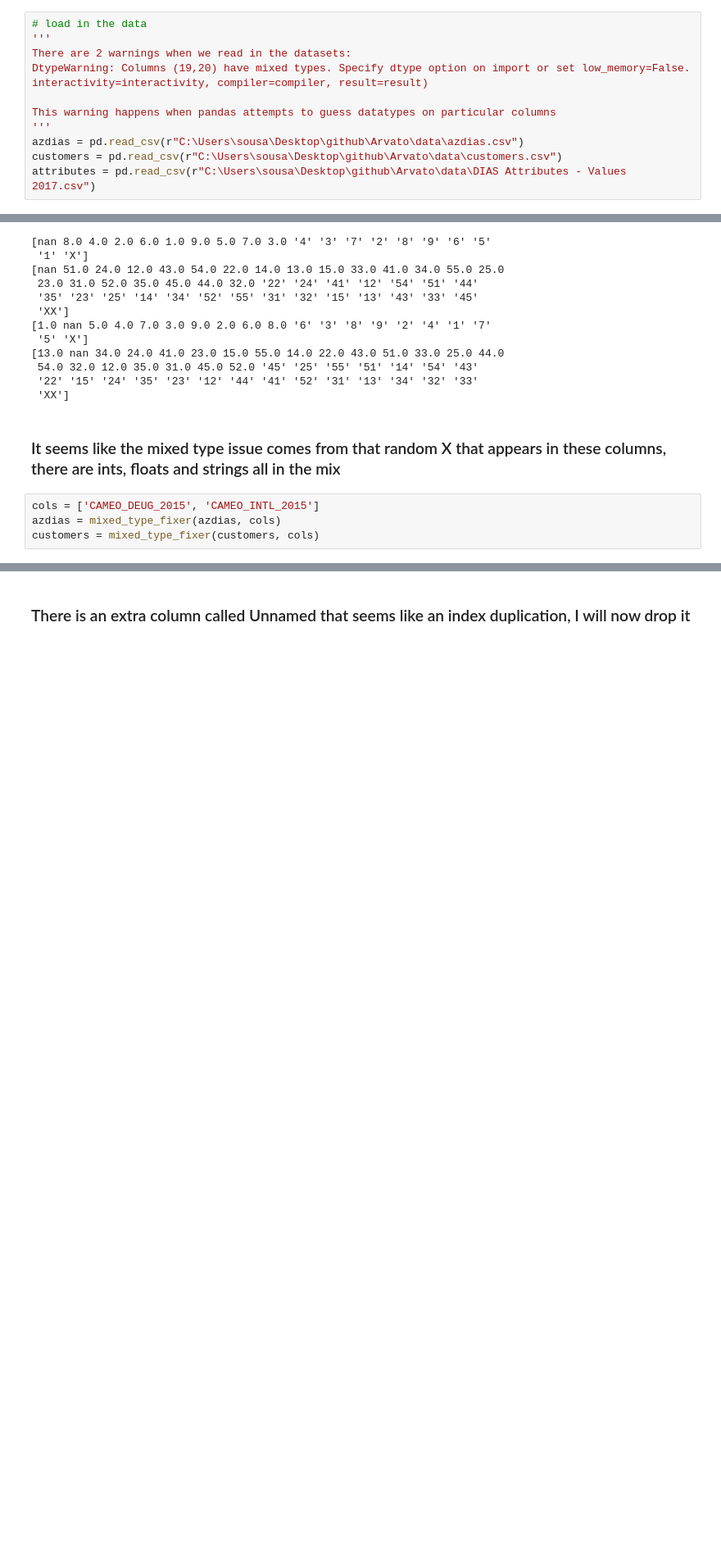
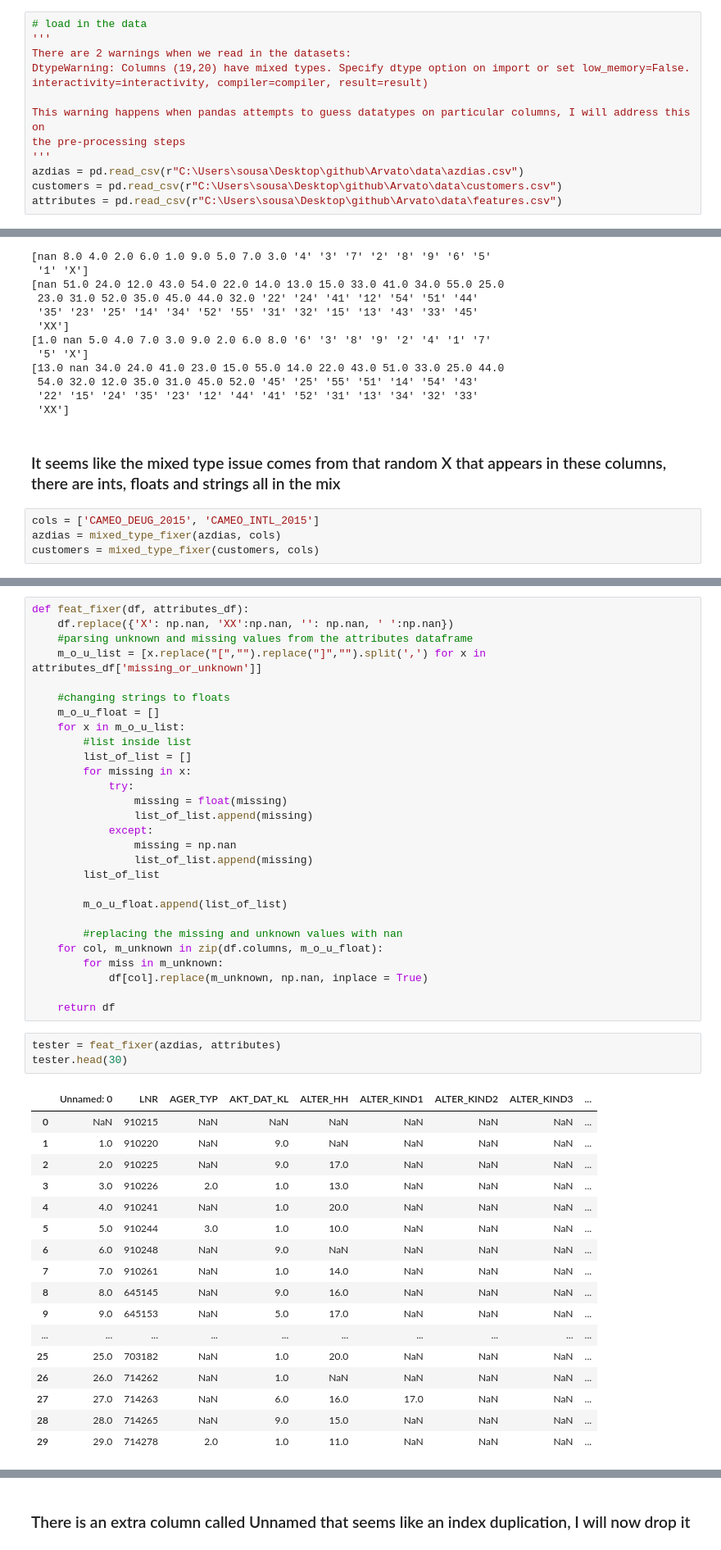
Before and after one commit to sousablde/Arvato-Bertelsmann-Customer-Acquisition, a Jupyter notebook: Arvato Project Workbook.ipynb, the cells around one changed output, grey strips where cells are left out. Shown at 82% size. Cells and saved outputs as stored; diff of their text form; blank space fills up the shorter version.

Commit message:
fixed missing and unknown values

```diff
--- a/Arvato Project Workbook.ipynb
+++ b/Arvato Project Workbook.ipynb
@@ -49,11 +49,12 @@ There are 2 warnings when we read in the datasets:
 DtypeWarning: Columns (19,20) have mixed types. Specify dtype option on import or set low_memory=False.
 interactivity=interactivity, compiler=compiler, result=result)
 
-This warning happens when pandas attempts to guess datatypes on particular columns
+This warning happens when pandas attempts to guess datatypes on particular columns, I will address this on
+the pre-processing steps
 '''
 azdias = pd.read_csv(r"C:\Users\sousa\Desktop\github\Arvato\data\azdias.csv")
 customers = pd.read_csv(r"C:\Users\sousa\Desktop\github\Arvato\data\customers.csv")
-attributes = pd.read_csv(r"C:\Users\sousa\Desktop\github\Arvato\data\DIAS Attributes - Values 2017.csv")
+attributes = pd.read_csv(r"C:\Users\sousa\Desktop\github\Arvato\data\features.csv")
 # %%
 # I will now check what is the problem with the columns 19 and 20
 # getting the name of these columns
@@ -98,0 +118,49 @@ array([13., nan, 34., 24., 41., 23., 15., 55., 14., 22., 43., 51., 33.,
+# %%
+def feat_fixer(df, attributes_df):
+    df.replace({'X': np.nan, 'XX':np.nan, '': np.nan, ' ':np.nan})
+    #parsing unknown and missing values from the attributes dataframe
+    m_o_u_list = [x.replace("[","").replace("]","").split(',') for x in attributes_df['missing_or_unknown']]
+
+    #changing strings to floats
+    m_o_u_float = []
+    for x in m_o_u_list:
+        #list inside list
+        list_of_list = []
+        for missing in x:
+            try:
+                missing = float(missing)
+                list_of_list.append(missing)
+            except:
+                missing = np.nan
+                list_of_list.append(missing)
+        list_of_list
+
+        m_o_u_float.append(list_of_list)
+
+        #replacing the missing and unknown values with nan
+    for col, m_unknown in zip(df.columns, m_o_u_float):
+        for miss in m_unknown:
+            df[col].replace(m_unknown, np.nan, inplace = True)
+
+    return df
+# %%
+tester = feat_fixer(azdias, attributes)
+tester.head(30)
+# %% [output]
+|  | Unnamed: 0 | LNR | AGER_TYP | AKT_DAT_KL | ALTER_HH | ALTER_KIND1 | ALTER_KIND2 | ALTER_KIND3 | ... |
+| 0 | NaN | 910215 | NaN | NaN | NaN | NaN | NaN | NaN | ... |
+| 1 | 1.0 | 910220 | NaN | 9.0 | NaN | NaN | NaN | NaN | ... |
+| 2 | 2.0 | 910225 | NaN | 9.0 | 17.0 | NaN | NaN | NaN | ... |
+| 3 | 3.0 | 910226 | 2.0 | 1.0 | 13.0 | NaN | NaN | NaN | ... |
+| 4 | 4.0 | 910241 | NaN | 1.0 | 20.0 | NaN | NaN | NaN | ... |
+| 5 | 5.0 | 910244 | 3.0 | 1.0 | 10.0 | NaN | NaN | NaN | ... |
+| 6 | 6.0 | 910248 | NaN | 9.0 | NaN | NaN | NaN | NaN | ... |
+| 7 | 7.0 | 910261 | NaN | 1.0 | 14.0 | NaN | NaN | NaN | ... |
+| 8 | 8.0 | 645145 | NaN | 9.0 | 16.0 | NaN | NaN | NaN | ... |
+| 9 | 9.0 | 645153 | NaN | 5.0 | 17.0 | NaN | NaN | NaN | ... |
+| ... | ... | ... | ... | ... | ... | ... | ... | ... | ... |
+| 25 | 25.0 | 703182 | NaN | 1.0 | 20.0 | NaN | NaN | NaN | ... |
+| 26 | 26.0 | 714262 | NaN | 1.0 | NaN | NaN | NaN | NaN | ... |
+| 27 | 27.0 | 714263 | NaN | 6.0 | 16.0 | 17.0 | NaN | NaN | ... |
+| 28 | 28.0 | 714265 | NaN | 9.0 | 15.0 | NaN | NaN | NaN | ... |
+| 29 | 29.0 | 714278 | 2.0 | 1.0 | 11.0 | NaN | NaN | NaN | ... |
```
Also changed, not shown: parts of 24 cells of this notebook, 1 other file.
